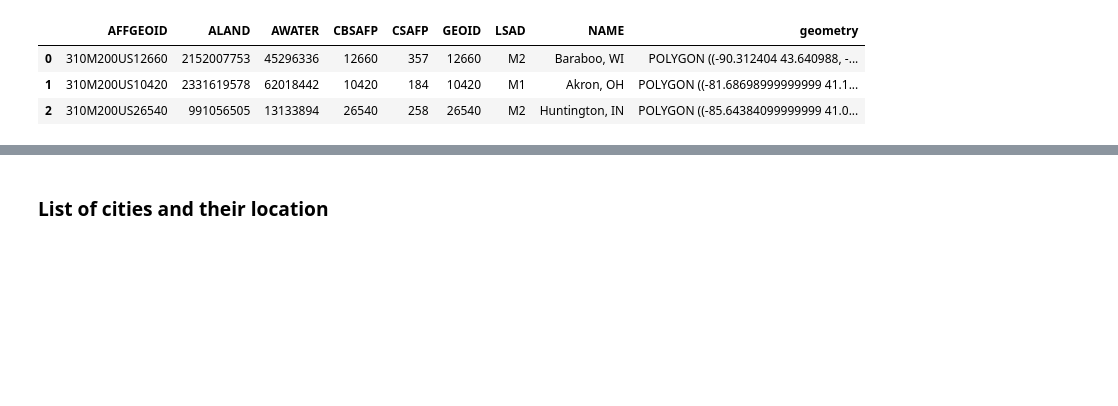
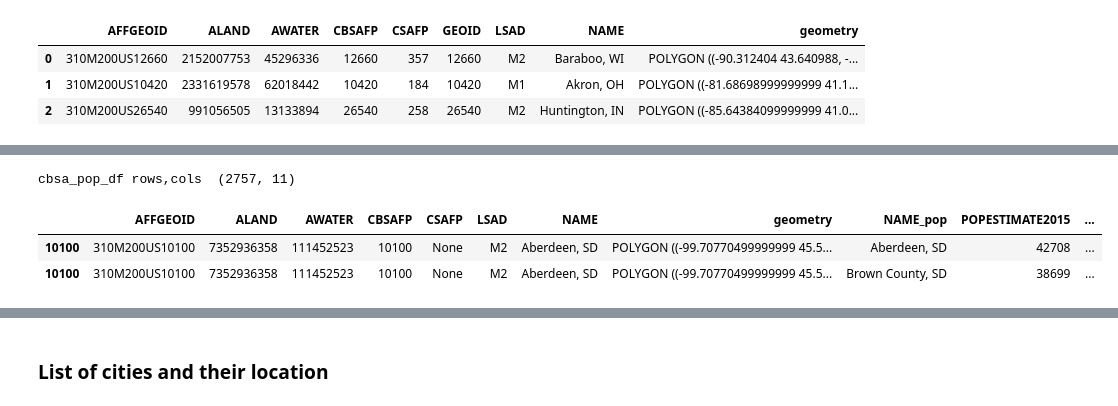
Before and after one commit to stoneyv/cbsa_plot, a Jupyter notebook: python/notebooks/cbsa_cbp_ecommerce_2015.ipynb, the cells around one changed output, grey strips where cells are left out. Cells and saved outputs as stored; diff of their text form; code cells hidden in the pictures; blank space fills up the shorter version.

```diff
--- a/python/notebooks/cbsa_cbp_ecommerce_2015.ipynb
+++ b/python/notebooks/cbsa_cbp_ecommerce_2015.ipynb
@@ -157,0 +183,3 @@ us_cbsa_df.head(3)
+# %%
+pop_cbsa_2015_df.dropna(axis=0, inplace=True)
+pop_cbsa_2015_df['CBSA'] = pop_cbsa_2015_df['CBSA'].astype('str')
@@ -157,0 +189,11 @@ us_cbsa_df.head(3)
+# %%
+cbsa_pop_df = us_cbsa_df.set_index('GEOID').join(pop_cbsa_2015_df.set_index('CBSA'),
+                                       how='left',
+                                       rsuffix='_pop')
+print('cbsa_pop_df rows,cols ', cbsa_pop_df.shape)
+cbsa_pop_df.head(2)
+# %% [output]
+cbsa_pop_df rows,cols  (2757, 11)
+|  | AFFGEOID | ALAND | AWATER | CBSAFP | CSAFP | LSAD | NAME | geometry | NAME_pop | POPESTIMATE2015 | ... |
+| 10100 | 310M200US10100 | 7352936358 | 111452523 | 10100 | None | M2 | Aberdeen, SD | POLYGON ((-99.70770499999999 45.5... | Aberdeen, SD | 42708 | ... |
+| 10100 | 310M200US10100 | 7352936358 | 111452523 | 10100 | None | M2 | Aberdeen, SD | POLYGON ((-99.70770499999999 45.5... | Brown County, SD | 38699 | ... |
```
Also changed, not shown: parts of 13 cells of this notebook.
